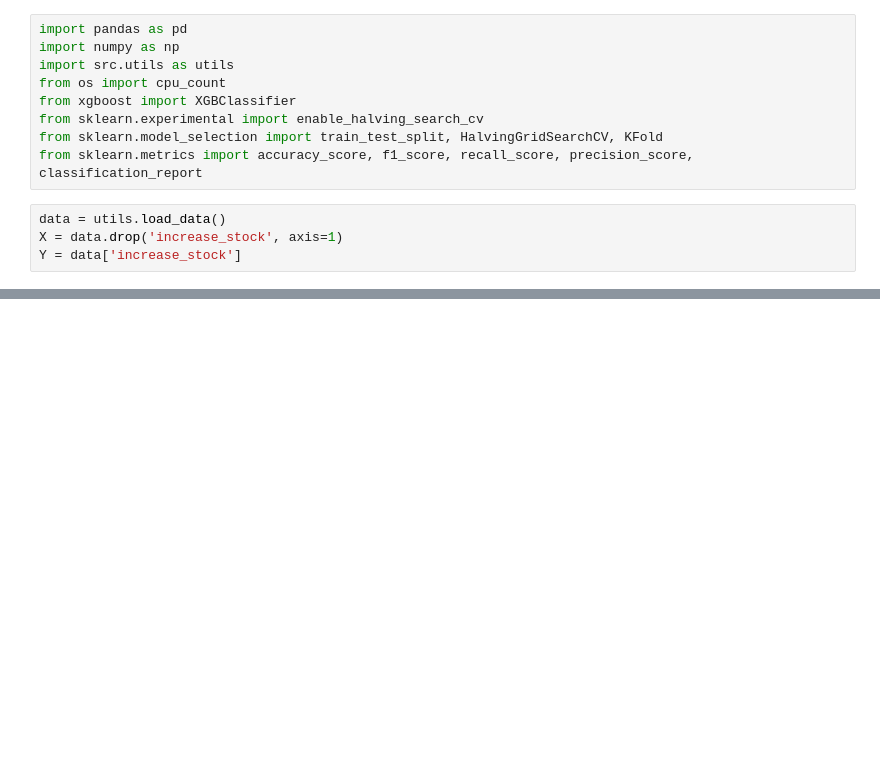
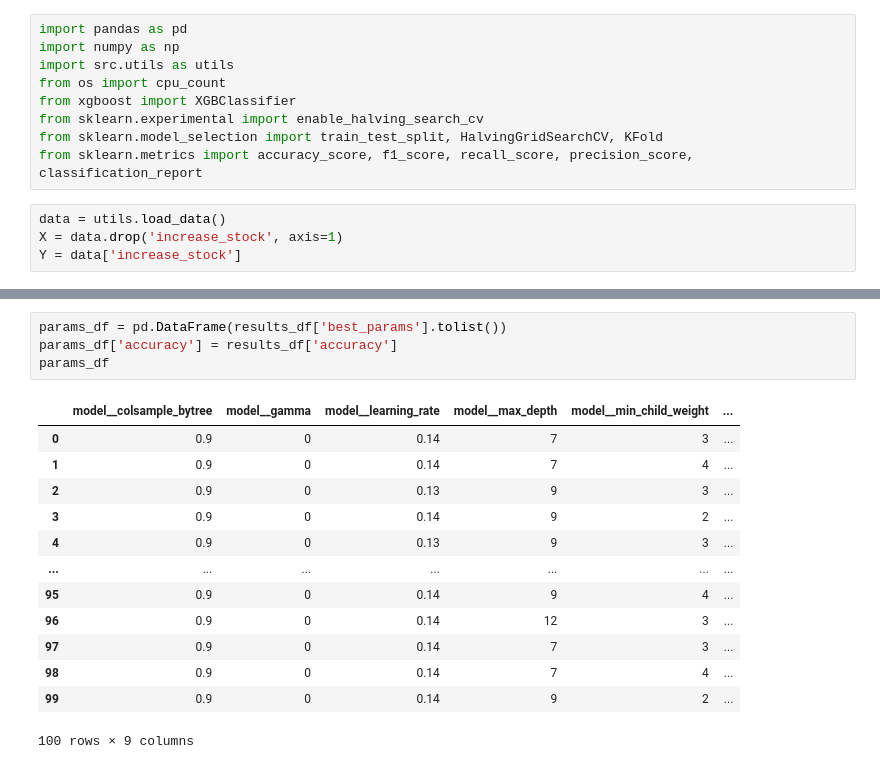
Before and after one commit to vaughankraska/BIKES_SML, a Jupyter notebook: notebooks/insatiable.ipynb, the cells around one changed output, grey strips where cells are left out. Cells and saved outputs as stored; diff of their text form; blank space fills up the shorter version.

```diff
--- a/notebooks/insatiable.ipynb
+++ b/notebooks/insatiable.ipynb
@@ -104,0 +106,18 @@ Text(0.5, 0, 'Accuracy distribution')
+# %%
+params_df = pd.DataFrame(results_df['best_params'].tolist())
+params_df['accuracy'] = results_df['accuracy']
+params_df
+# %% [output]
+|  | model__colsample_bytree | model__gamma | model__learning_rate | model__max_depth | model__min_child_weight | ... |
+| 0 | 0.9 | 0 | 0.14 | 7 | 3 | ... |
+| 1 | 0.9 | 0 | 0.14 | 7 | 4 | ... |
+| 2 | 0.9 | 0 | 0.13 | 9 | 3 | ... |
+| 3 | 0.9 | 0 | 0.14 | 9 | 2 | ... |
+| 4 | 0.9 | 0 | 0.13 | 9 | 3 | ... |
+| ... | ... | ... | ... | ... | ... | ... |
+| 95 | 0.9 | 0 | 0.14 | 9 | 4 | ... |
+| 96 | 0.9 | 0 | 0.14 | 12 | 3 | ... |
+| 97 | 0.9 | 0 | 0.14 | 7 | 3 | ... |
+| 98 | 0.9 | 0 | 0.14 | 7 | 4 | ... |
+| 99 | 0.9 | 0 | 0.14 | 9 | 2 | ... |
+100 rows × 9 columns
```
Also changed, not shown: parts of 8 cells of this notebook, 1 other file.
